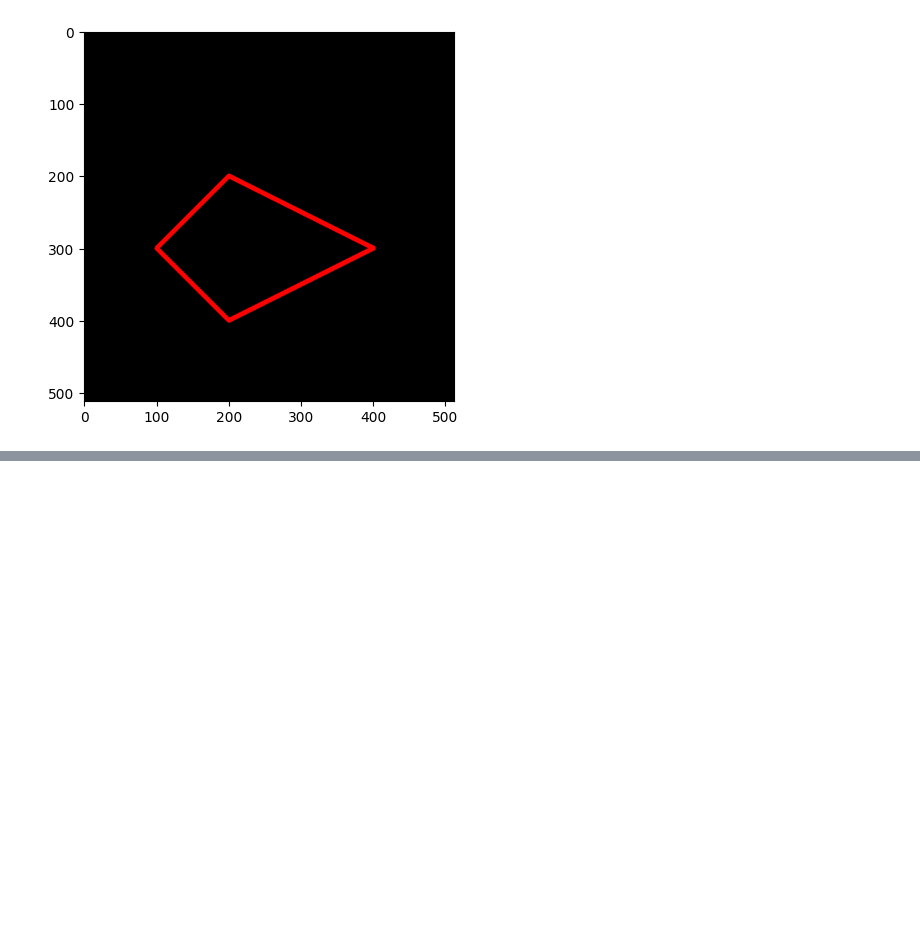
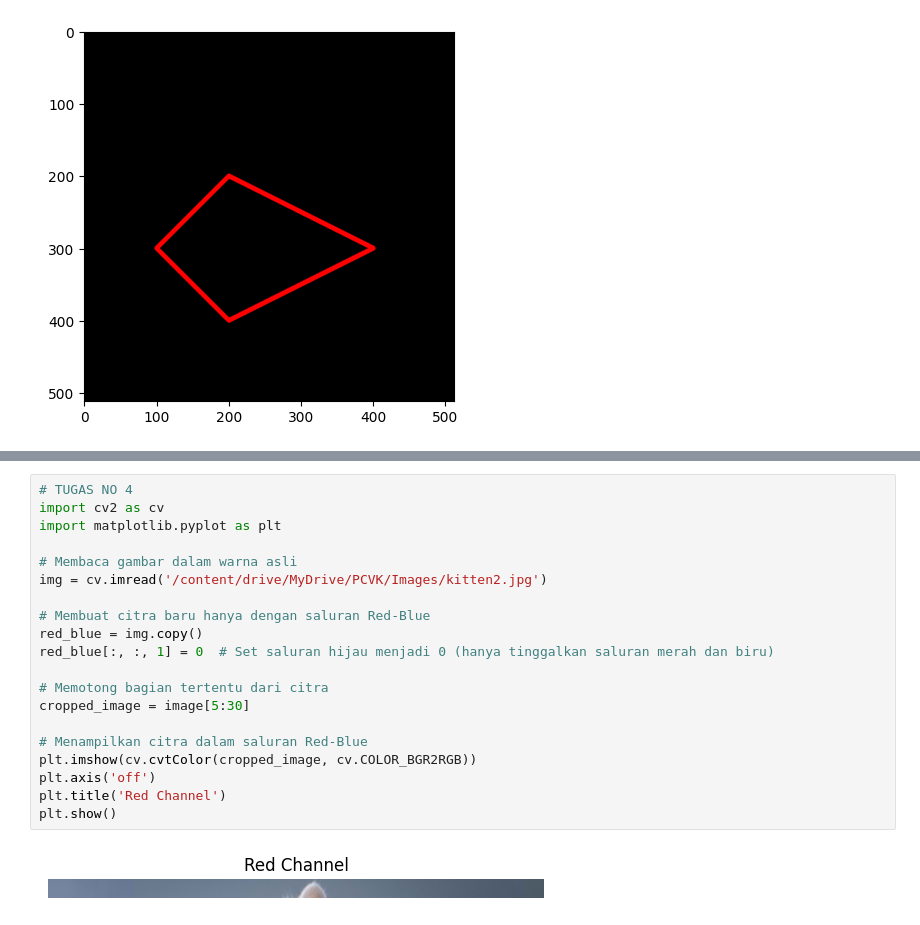
Before and after one commit to alfinasalsaa/PCVK, a Jupyter notebook: week2.ipynb, the cells around one changed output, grey strips where cells are left out. Drawn from its saved outputs; the diff is of its cells as text; blank space fills up the shorter version.

```diff
--- a/week2.ipynb
+++ b/week2.ipynb
@@ -131,0 +204,22 @@ plt.imshow(black_img2)
+# %%
+# TUGAS NO 4
+import cv2 as cv
+import matplotlib.pyplot as plt
+
+# Membaca gambar dalam warna asli
+img = cv.imread('/content/drive/MyDrive/PCVK/Images/kitten2.jpg')
+
+# Membuat citra baru hanya dengan saluran Red-Blue
+red_blue = img.copy()
+red_blue[:, :, 1] = 0  # Set saluran hijau menjadi 0 (hanya tinggalkan saluran merah dan biru)
+
+# Memotong bagian tertentu dari citra
+cropped_image = image[5:30]
+
+# Menampilkan citra dalam saluran Red-Blue
+plt.imshow(cv.cvtColor(cropped_image, cv.COLOR_BGR2RGB))
+plt.axis('off')
+plt.title('Red Channel')
+plt.show()
+# %% [output]
+[figure, added]
```
Also changed, not shown: parts of 14 cells of this notebook.
